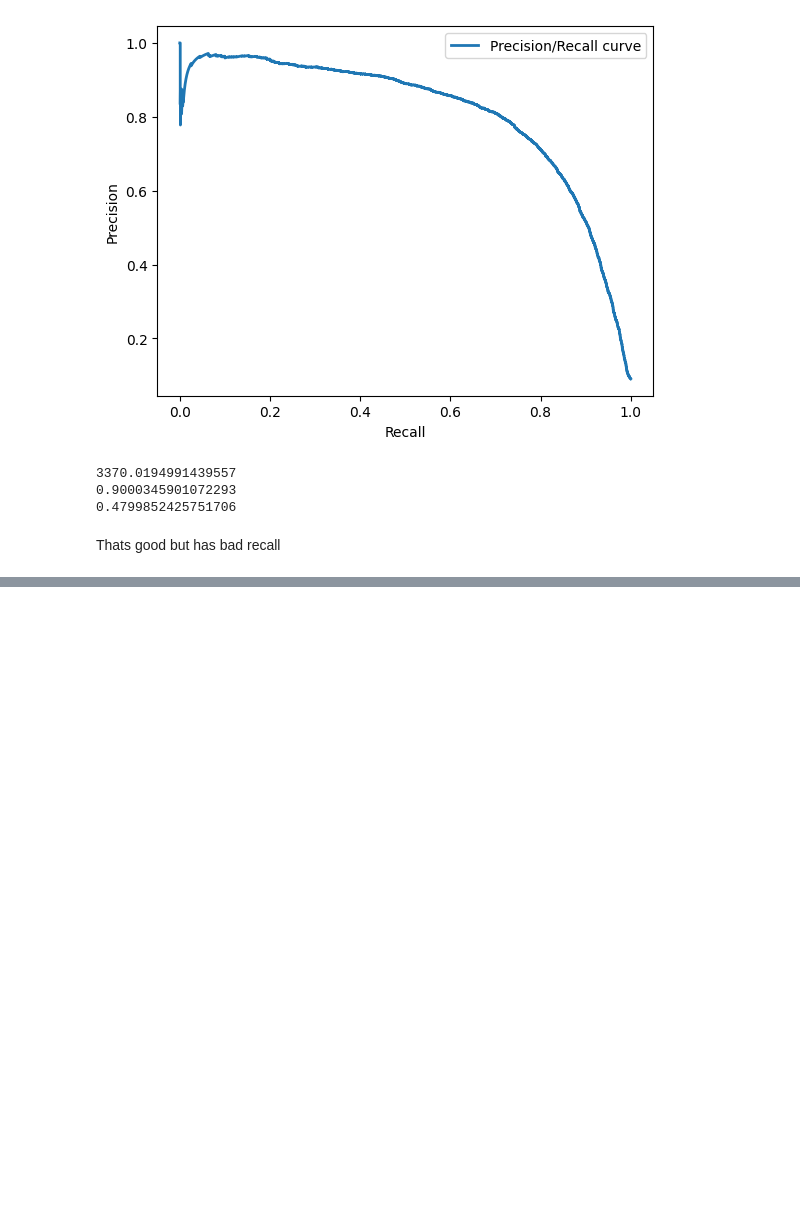
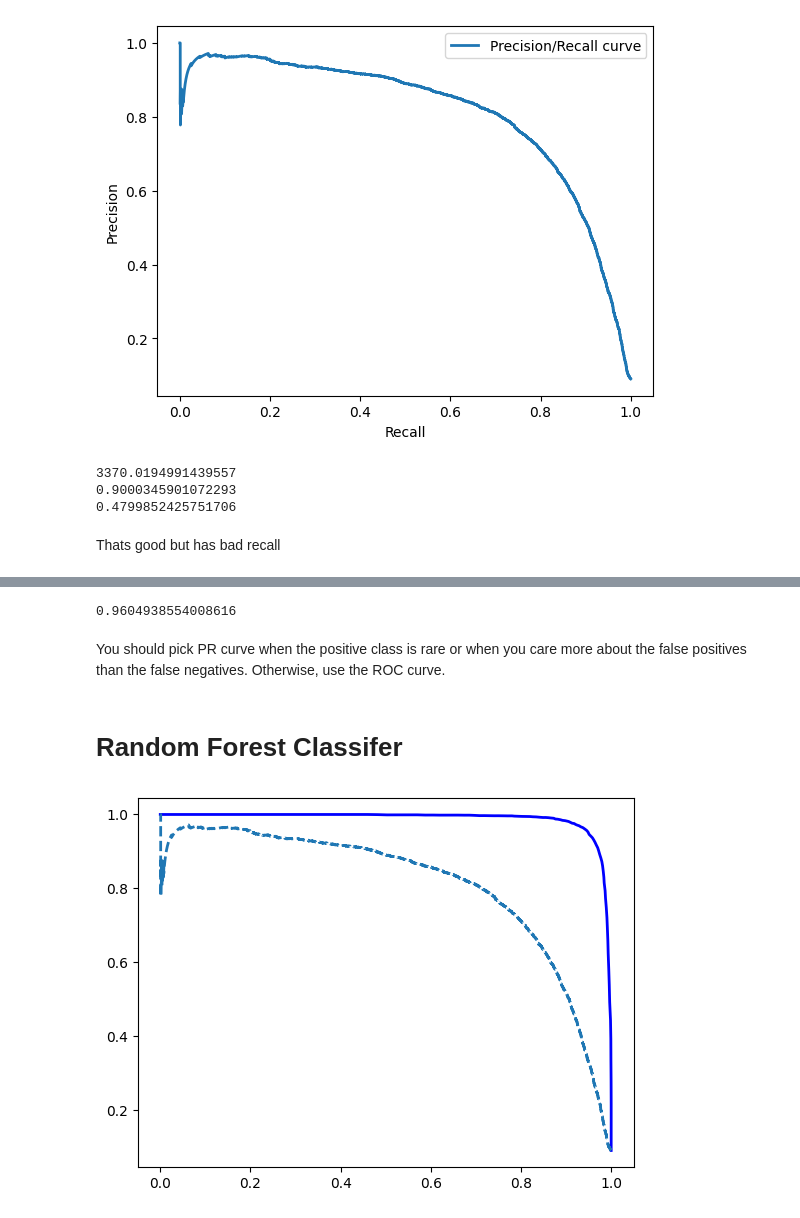
Before and after one commit to ItsMacto/ML-Models, a Jupyter notebook: Ch3_Classification.ipynb, the cells around one changed output, grey strips where cells are left out. Cells and saved outputs as stored; diff of their text form; code cells hidden in the pictures; blank space fills up the shorter version.

```diff
--- a/Ch3_Classification.ipynb
+++ b/Ch3_Classification.ipynb
@@ -183,0 +206,28 @@ Thats good but has bad recall
+# %%
+from sklearn.metrics import roc_auc_score
+roc_auc_score(y_train_5, y_scores)
+
+# a perfect classifer will have a area under the curve of 1 and a pure random will have .5
+# %% [output]
+0.9604938554008616
+# %% [markdown]
+You should pick PR curve when the positive class is rare or when you care more about the false positives than the false negatives. Otherwise, use the ROC curve.
+# %% [markdown]
+# Random Forest Classifer
+# %%
+from sklearn.ensemble import RandomForestClassifier
+forest_clf = RandomForestClassifier(random_state=42)
+y_probas_forest = cross_val_predict(forest_clf, X_train, y_train_5, cv=3, method="predict_proba")
+# RandomForestClassifier class does not have a decision_function() method so will use predict_proba()
+
+y_scores_forest = y_probas_forest[:, 1]
+precisions_forest, recalls_forest, thresholds_forest = precision_recall_curve(
+    y_train_5, y_scores_forest)
+
+
+plt.plot(recalls_forest, precisions_forest, "b-", linewidth=2,
+         label="Random Forest")
+plt.plot(recalls, precisions, "--", linewidth=2, label="SGD")
+plt.show()
+# %% [output]
+[figure, added]
```
Also changed, not shown: parts of 4 cells of this notebook.
